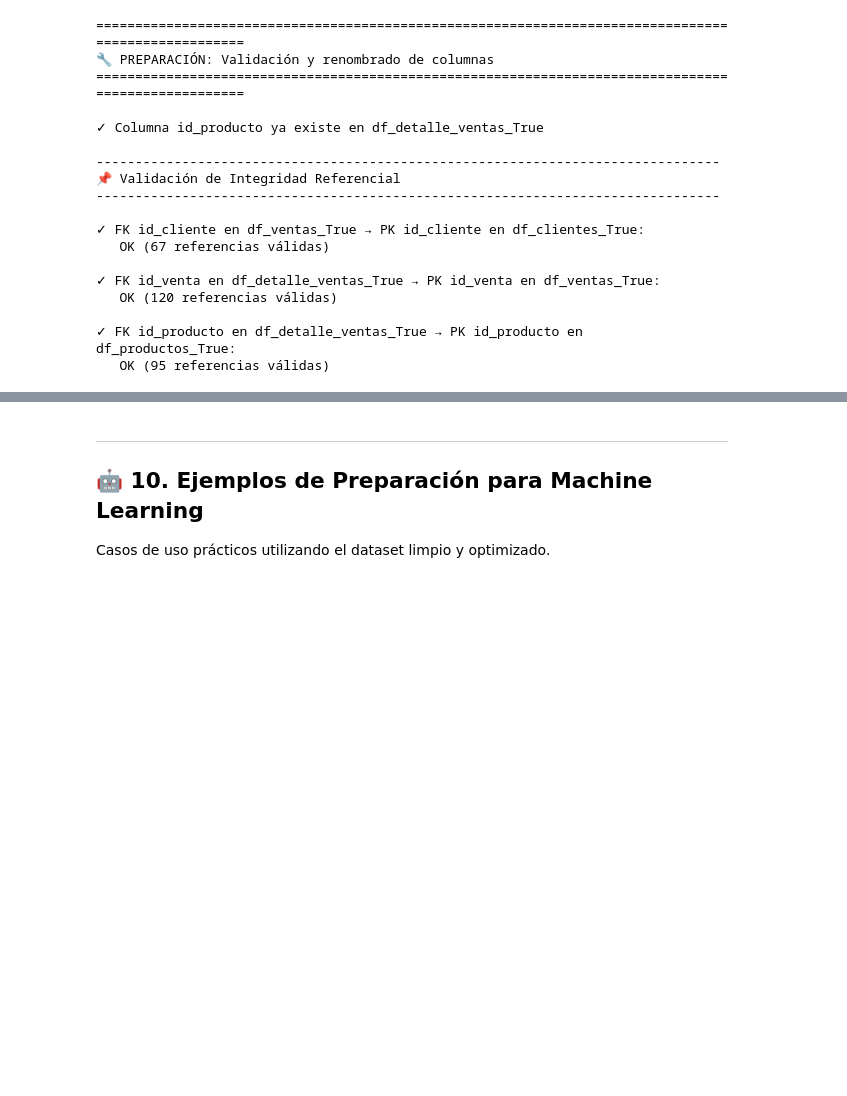
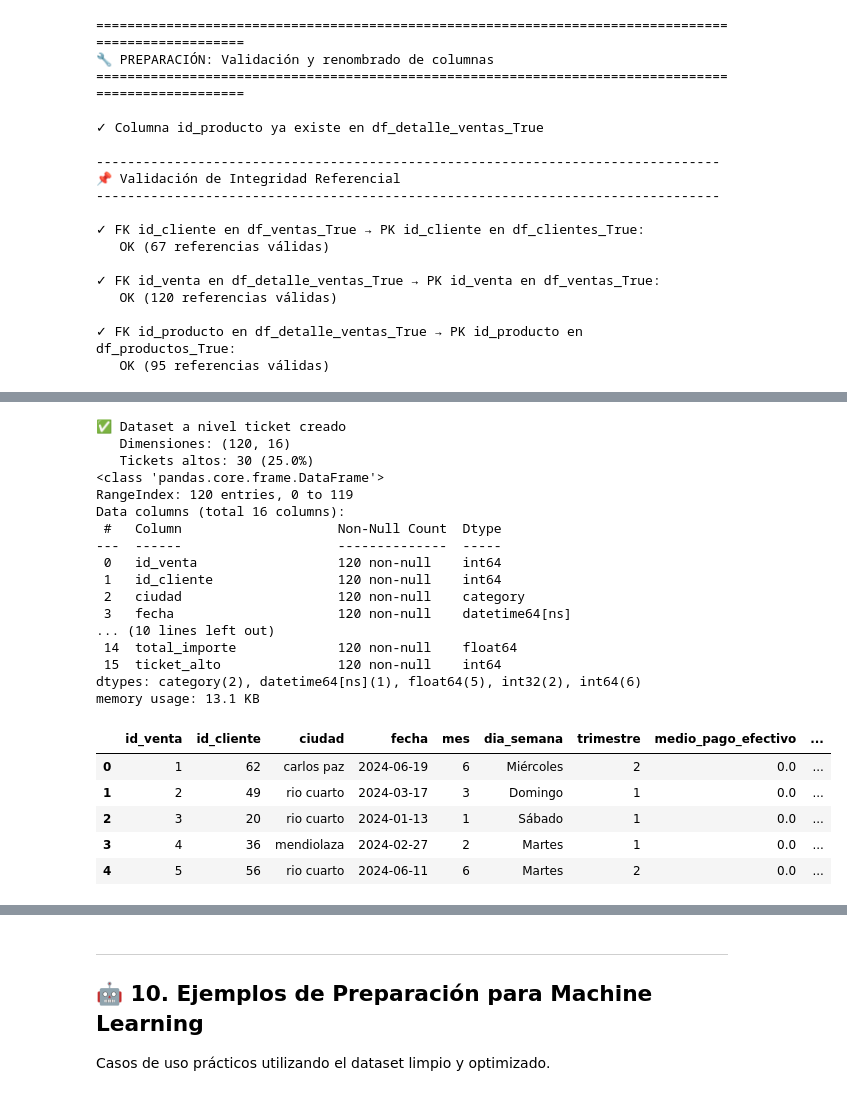
Before and after one commit to augustovillegas/ProyectoAurelionIBM_sp2, a Jupyter notebook: Proyecto_Aurelion.ipynb, the cells around one changed output, grey strips where cells are left out. Drawn from its saved outputs; the diff is of its cells as text; code cells hidden in the pictures; blank space fills up the shorter version.

```diff
--- a/Proyecto_Aurelion.ipynb
+++ b/Proyecto_Aurelion.ipynb
@@ -5031,0 +5031,57 @@ else:
+# %%
+# Agregación a nivel ticket: df_ticket_ml
+df_ticket_ml = (
+    df_base
+    .groupby("id_venta")
+    .agg(
+        id_cliente=("id_cliente", "first"),
+        ciudad=("ciudad", "first"),
+        fecha=("fecha", "first"),
+        mes=("mes", "first"),
+        dia_semana=("dia_semana", "first"),
+        trimestre=("trimestre", "first"),
+        medio_pago_efectivo=("medio_pago_efectivo", "max"),
+        medio_pago_qr=("medio_pago_qr", "max"),
+        medio_pago_tarjeta=("medio_pago_tarjeta", "max"),
+        medio_pago_transferencia=("medio_pago_transferencia", "max"),
+        transacciones_cliente=("transacciones_cliente", "first"),
+        n_items=("id_producto", "size"),
+        n_productos_distintos=("id_producto", "nunique"),
+        total_importe=("importe", "sum"),
+    )
+    .reset_index()
+)
+
+# Definir target ticket_alto por percentil 75
+p75_ticket = df_ticket_ml["total_importe"].quantile(0.75)
+df_ticket_ml["ticket_alto"] = (df_ticket_ml["total_importe"] >= p75_ticket).astype(int)
+
+print("✅ Dataset a nivel ticket creado")
+print(f"   Dimensiones: {df_ticket_ml.shape}")
+print(f"   Tickets altos: {df_ticket_ml['ticket_alto'].sum()} ({df_ticket_ml['ticket_alto'].mean()*100:.1f}%)")
+df_ticket_ml.info()
+df_ticket_ml.head()
+# %% [output]
+✅ Dataset a nivel ticket creado
+   Dimensiones: (120, 16)
+   Tickets altos: 30 (25.0%)
+<class 'pandas.core.frame.DataFrame'>
+RangeIndex: 120 entries, 0 to 119
+Data columns (total 16 columns):
+ #   Column                    Non-Null Count  Dtype
+---  ------                    --------------  -----
+ 0   id_venta                  120 non-null    int64
+ 1   id_cliente                120 non-null    int64
+ 2   ciudad                    120 non-null    category
+ 3   fecha                     120 non-null    datetime64[ns]
+... (10 lines left out)
+ 14  total_importe             120 non-null    float64
+ 15  ticket_alto               120 non-null    int64
+dtypes: category(2), datetime64[ns](1), float64(5), int32(2), int64(6)
+memory usage: 13.1 KB
+|  | id_venta | id_cliente | ciudad | fecha | mes | dia_semana | trimestre | medio_pago_efectivo | ... |
+| 0 | 1 | 62 | carlos paz | 2024-06-19 | 6 | Miércoles | 2 | 0.0 | ... |
+| 1 | 2 | 49 | rio cuarto | 2024-03-17 | 3 | Domingo | 1 | 0.0 | ... |
+| 2 | 3 | 20 | rio cuarto | 2024-01-13 | 1 | Sábado | 1 | 0.0 | ... |
+| 3 | 4 | 36 | mendiolaza | 2024-02-27 | 2 | Martes | 1 | 0.0 | ... |
+| 4 | 5 | 56 | rio cuarto | 2024-06-11 | 6 | Martes | 2 | 0.0 | ... |
```
Also changed, not shown: parts of 136 cells of this notebook, 5 other files.
